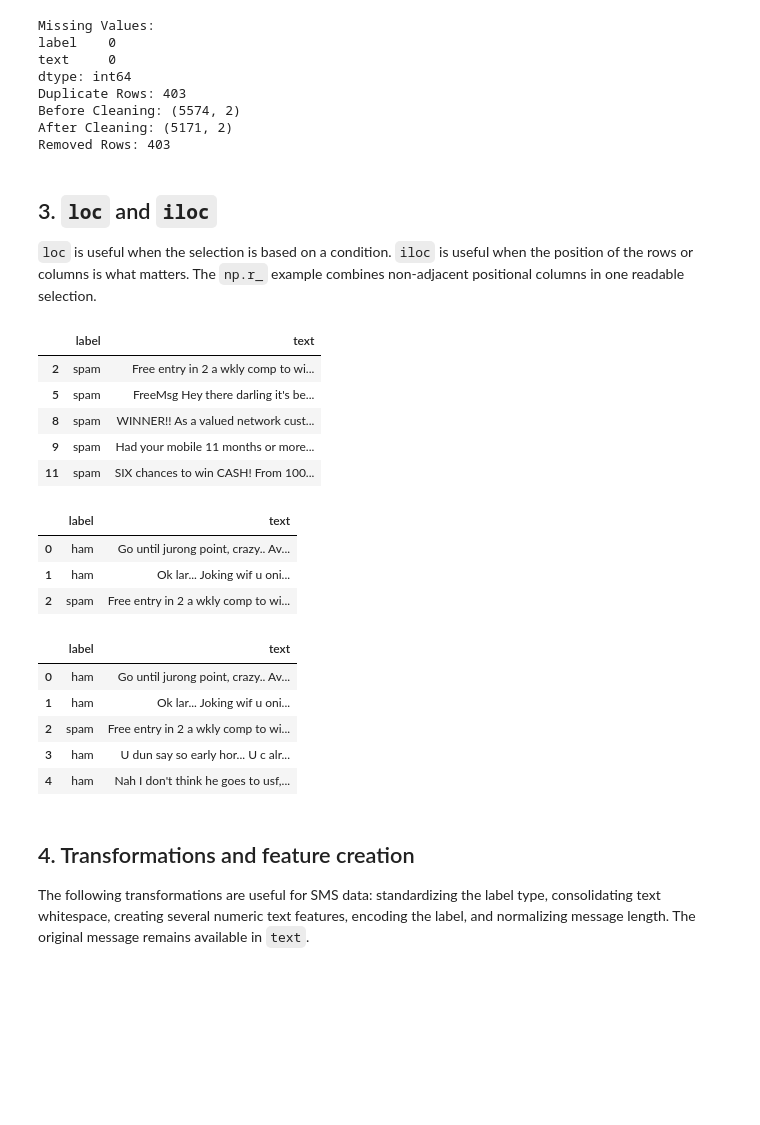
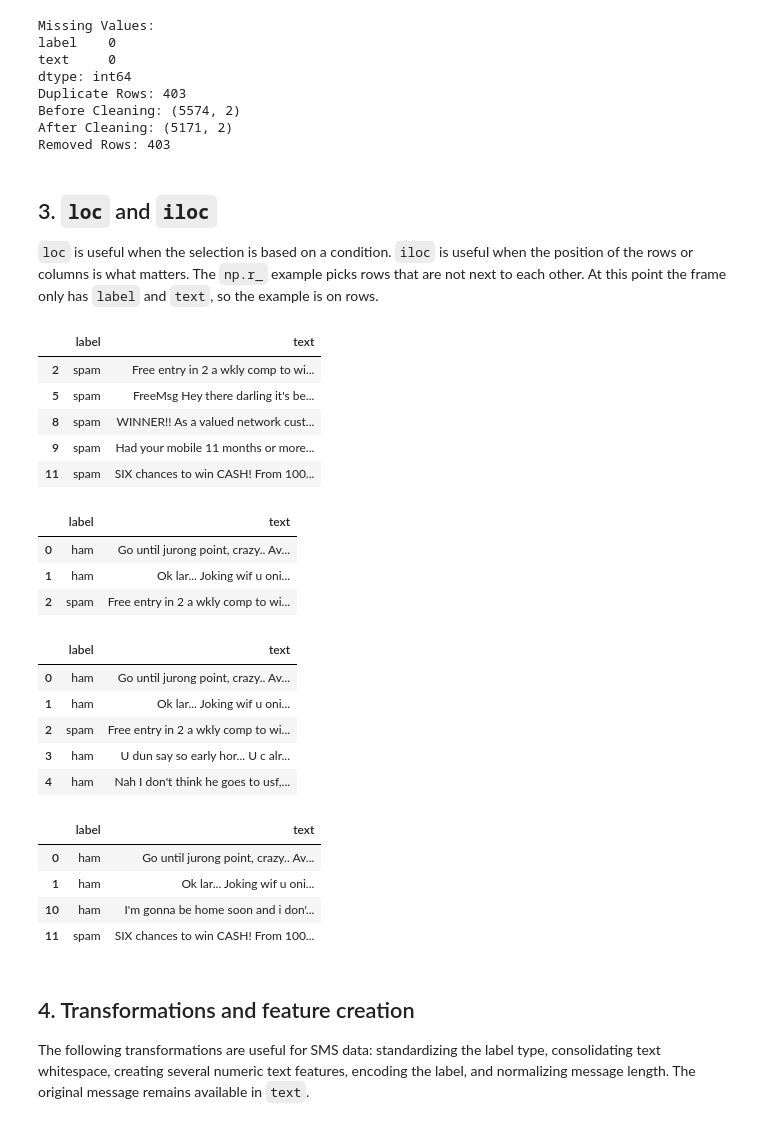
Before and after one commit to OtamaOmar/big-data-Assignment-1, a Jupyter notebook: notebook/analysis.ipynb, the cells around one changed output. Saved outputs shown, nothing was run; the diff lists cells and outputs as text; code cells hidden in the pictures; blank space fills up the shorter version.

```diff
--- a/notebook/analysis.ipynb
+++ b/notebook/analysis.ipynb
@@ -109,34 +109,42 @@ Removed Rows: 403
 # %% [markdown]
 ## 3. `loc` and `iloc`
 
-`loc` is useful when the selection is based on a condition. `iloc` is useful when the position of the rows or columns is what matters. The `np.r_` example combines non-adjacent positional columns in one readable selection.
+`loc` is useful when the selection is based on a condition. `iloc` is useful when the position of the rows or columns is what matters. The `np.r_` example picks rows that are not next to each other. At this point the frame only has `label` and `text`, so the example is on rows.
 # %%
 # Select 5 spam messages
-spam_preview = df[df["label"] == "spam"]
-display(spam_preview[["label", "text"]].head())
+spam_preview = df.loc[df["label"] == "spam", ["label", "text"]]
+display(spam_preview.head())
 
 # Select first 3 rows and first 2 columns
 display(df.iloc[:3, :2])
 
 # Select first 5 rows
 display(df.iloc[:5])
+
+# rows 0 and 1, then skip ahead to rows 10 and 11
+display(df.iloc[np.r_[0:2, 10:12]])
 # %% [output]
 |  | label | text |
 | 2 | spam | Free entry in 2 a wkly comp to wi... |
 | 5 | spam | FreeMsg Hey there darling it's be... |
 | 8 | spam | WINNER!! As a valued network cust... |
 | 9 | spam | Had your mobile 11 months or more... |
 | 11 | spam | SIX chances to win CASH! From 100... |
 |  | label | text |
 | 0 | ham | Go until jurong point, crazy.. Av... |
 | 1 | ham | Ok lar... Joking wif u oni... |
 | 2 | spam | Free entry in 2 a wkly comp to wi... |
 |  | label | text |
 | 0 | ham | Go until jurong point, crazy.. Av... |
 | 1 | ham | Ok lar... Joking wif u oni... |
 | 2 | spam | Free entry in 2 a wkly comp to wi... |
 | 3 | ham | U dun say so early hor... U c alr... |
 | 4 | ham | Nah I don't think he goes to usf,... |
+|  | label | text |
+| 0 | ham | Go until jurong point, crazy.. Av... |
+| 1 | ham | Ok lar... Joking wif u oni... |
+| 10 | ham | I'm gonna be home soon and i don'... |
+| 11 | spam | SIX chances to win CASH! From 100... |
 # %% [markdown]
 ## 4. Transformations and feature creation
 
```
Also changed, not shown: parts of 5 cells of this notebook, 3 other files.
